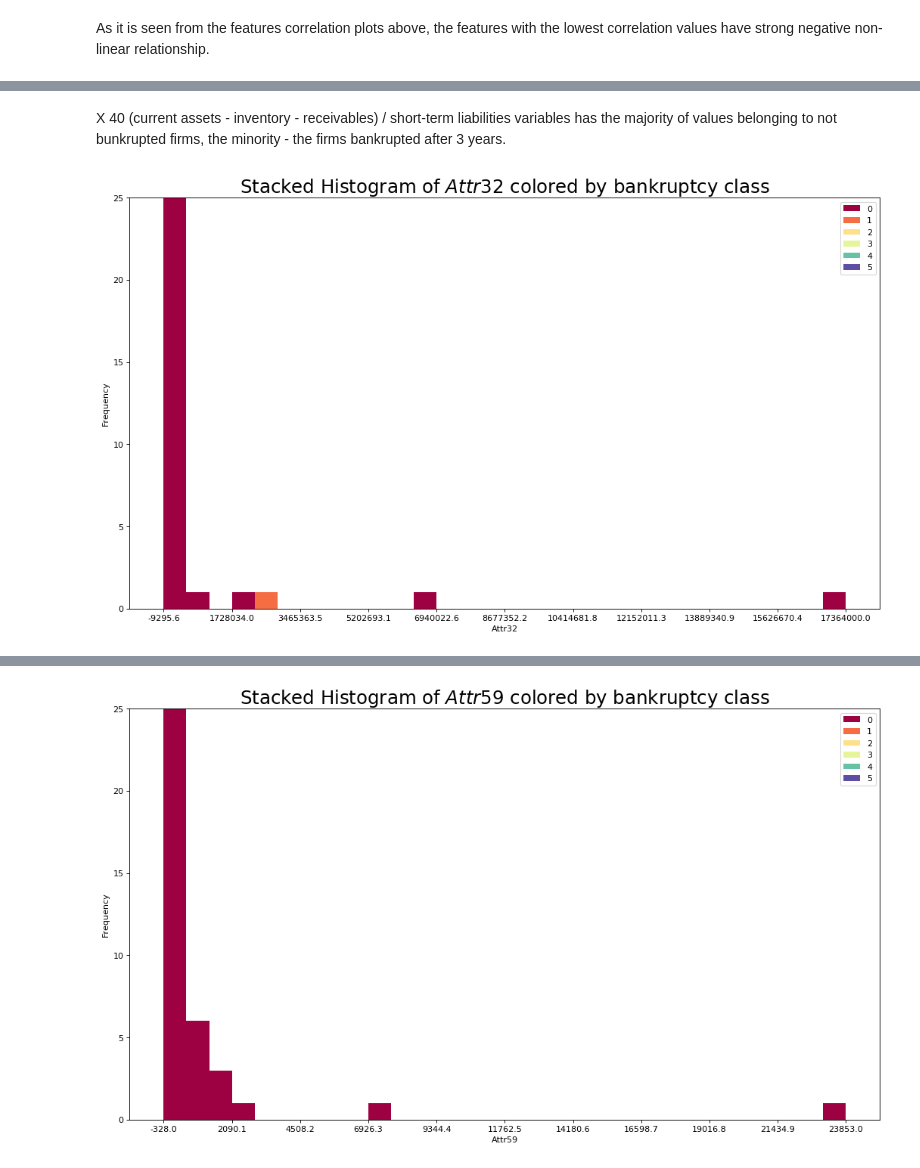
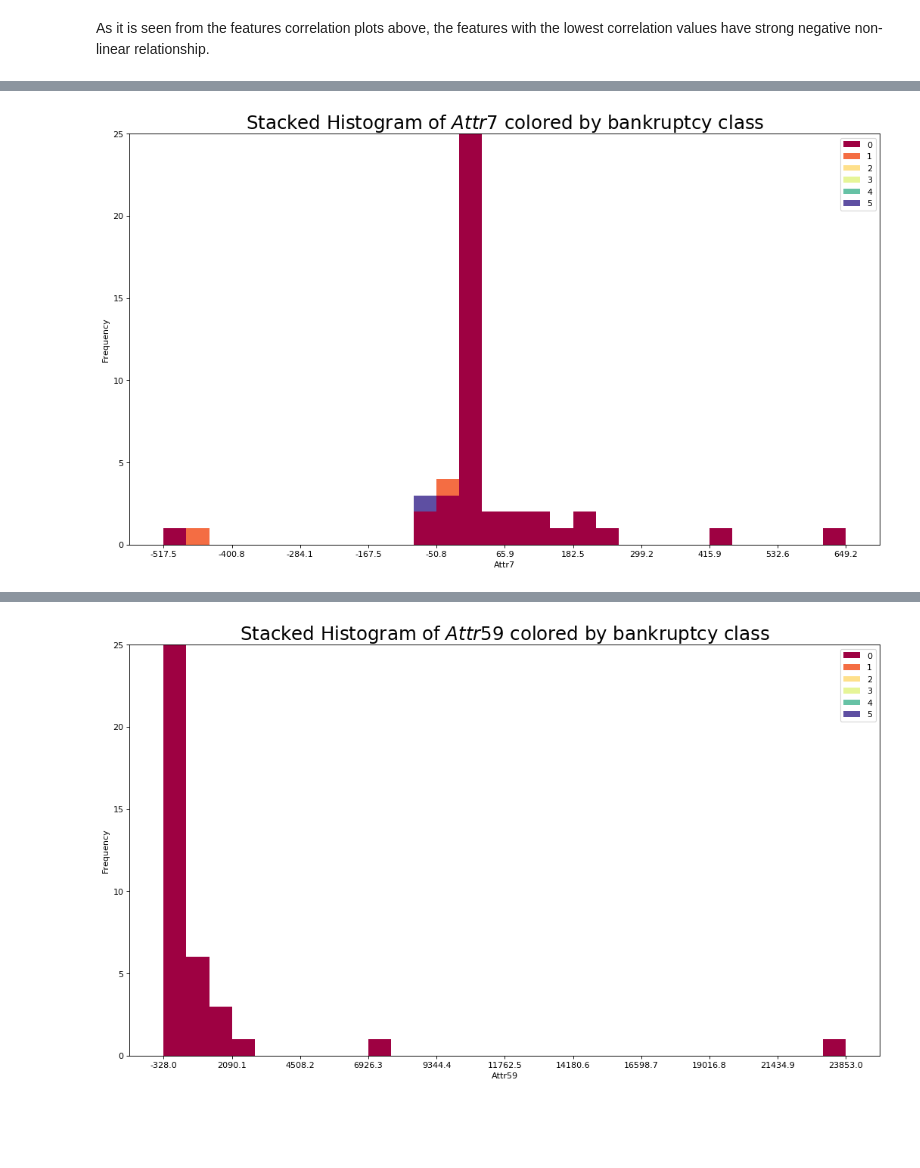
Before and after one commit to vcaramba/companies_bankruptcy_prediction, a Jupyter notebook: jupyter_notebooks/eda_notebook.ipynb, the cells around one changed output, grey strips where cells are left out. Saved outputs shown, nothing was run; the diff lists cells and outputs as text; code cells hidden in the pictures; blank space fills up the shorter version.

```diff
--- a/jupyter_notebooks/eda_notebook.ipynb
+++ b/jupyter_notebooks/eda_notebook.ipynb
@@ -305,7 +306,5 @@ plot_stacked_hist('Attr40', 'bankruptcy_after_years')
-# %% [markdown]
- X 40 (current assets - inventory - receivables) / short-term liabilities variables has the majority of values belonging to not bunkrupted firms, the minority - the firms bankrupted after 3 years.
 # %%
-plot_stacked_hist('Attr32', 'bankruptcy_after_years')
+plot_stacked_hist('Attr7', 'bankruptcy_after_years')
 # %% [output]
-[figure, old version]
+[figure, new version]
 # %%
```
Also changed, not shown: parts of 33 cells of this notebook, 3 other files.
